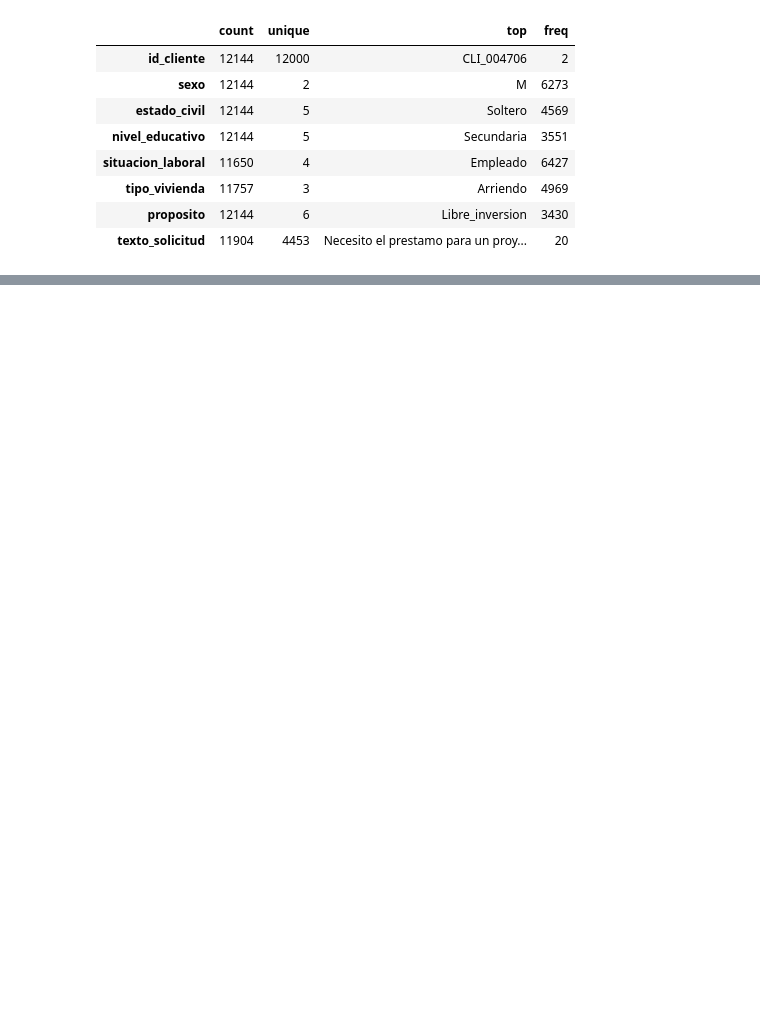
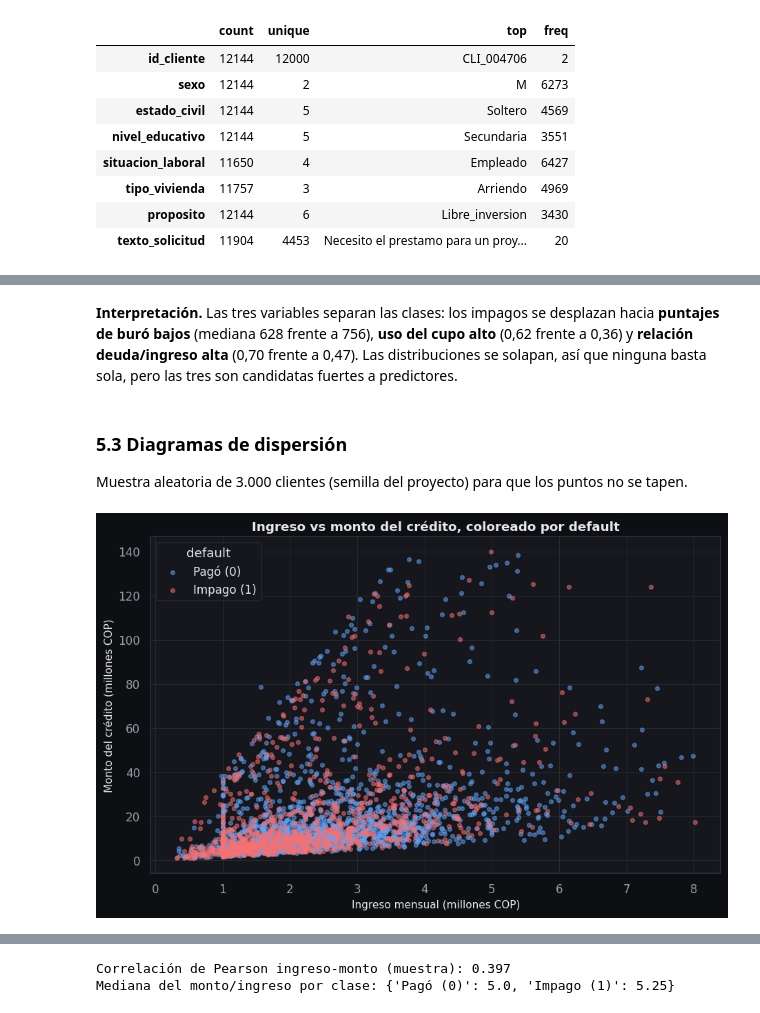
Before and after one commit to dapovedag/proyecto_integrador, a Jupyter notebook: Back/notebooks/02_exploracion_preliminar.ipynb, the cells around one changed output, grey strips where cells are left out. Saved outputs shown, nothing was run; the diff lists cells and outputs as text; code cells hidden in the pictures; blank space fills up the shorter version.

```diff
--- a/Back/notebooks/02_exploracion_preliminar.ipynb
+++ b/Back/notebooks/02_exploracion_preliminar.ipynb
@@ -457,0 +597,32 @@ plt.show()
+# %% [markdown]
+**Interpretación.** Las tres variables separan las clases: los impagos se desplazan hacia **puntajes de buró
+bajos** (mediana 628 frente a 756), **uso del cupo alto** (0,62 frente a 0,36) y **relación deuda/ingreso
+alta** (0,70 frente a 0,47). Las distribuciones se solapan, así que ninguna basta sola, pero las tres son
+candidatas fuertes a predictores.
+# %% [markdown]
+### 5.3 Diagramas de dispersión
+
+Muestra aleatoria de 3.000 clientes (semilla del proyecto) para que los puntos no se tapen.
+# %%
+d = df[(df["ingreso_mensual"] <= df["ingreso_mensual"].quantile(0.99)) &
+       (df["monto_credito"] <= df["monto_credito"].quantile(0.99))]
+d = d.sample(min(3000, len(d)), random_state=config.RANDOM_STATE)
+fig, ax = plt.subplots(figsize=(8.5, 5.5))
+series = []
+for clase in (0, 1):
+    s = d[d[TARGET] == clase]
+    x, y = s["ingreso_mensual"] / 1e6, s["monto_credito"] / 1e6
+    ax.scatter(x, y, s=14, alpha=0.5, color=COLORES_CLASE[clase], label=NOMBRE_CLASE[clase])
+    series.append({"nombre": NOMBRE_CLASE[clase], "puntos": np.column_stack([x, y]).round(4).tolist()})
+ax.set(title="Ingreso vs monto del crédito, coloreado por default",
+       xlabel="Ingreso mensual (millones COP)", ylabel="Monto del crédito (millones COP)")
+ax.legend(title="default")
+plt.show()
+figura_front("dispersion", "Ingreso vs monto del crédito, coloreado por default", {"series": series},
+             ejes={"x": "Ingreso mensual (millones COP)", "y": "Monto del crédito (millones COP)"},
+             clave="dispersion_ingreso_monto", nota="Muestra aleatoria de 3.000 clientes (≤ p99)")
+print(f"Correlación de Pearson ingreso-monto (muestra): {d['ingreso_mensual'].corr(d['monto_credito']):.3f}")
+print("Mediana del monto/ingreso por clase:",
+      (d["monto_credito"] / d["ingreso_mensual"]).groupby(d[TARGET]).median().round(2).rename(NOMBRE_CLASE).to_dict())
+# %% [output]
+[figure, added]
@@ -457,0 +630,2 @@ plt.show()
+Correlación de Pearson ingreso-monto (muestra): 0.397
+Mediana del monto/ingreso por clase: {'Pagó (0)': 5.0, 'Impago (1)': 5.25}
```
Also changed, not shown: parts of 103 cells of this notebook, 6 other files.
